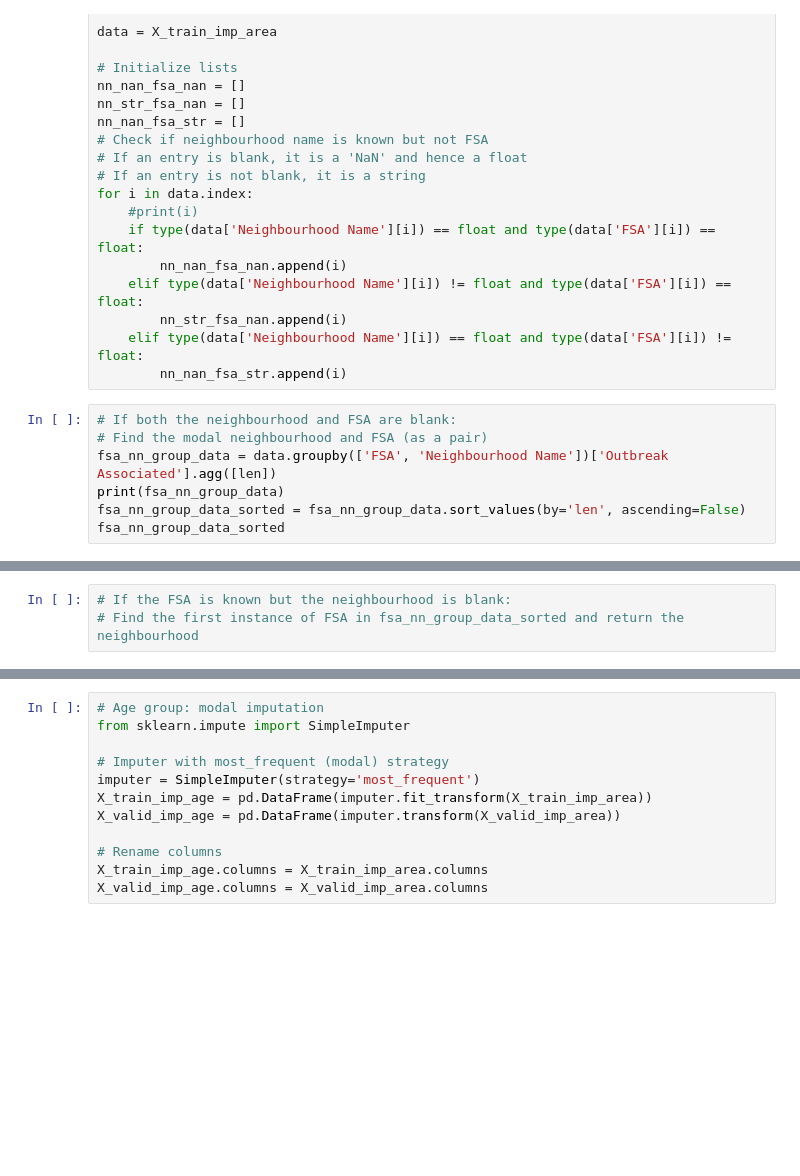
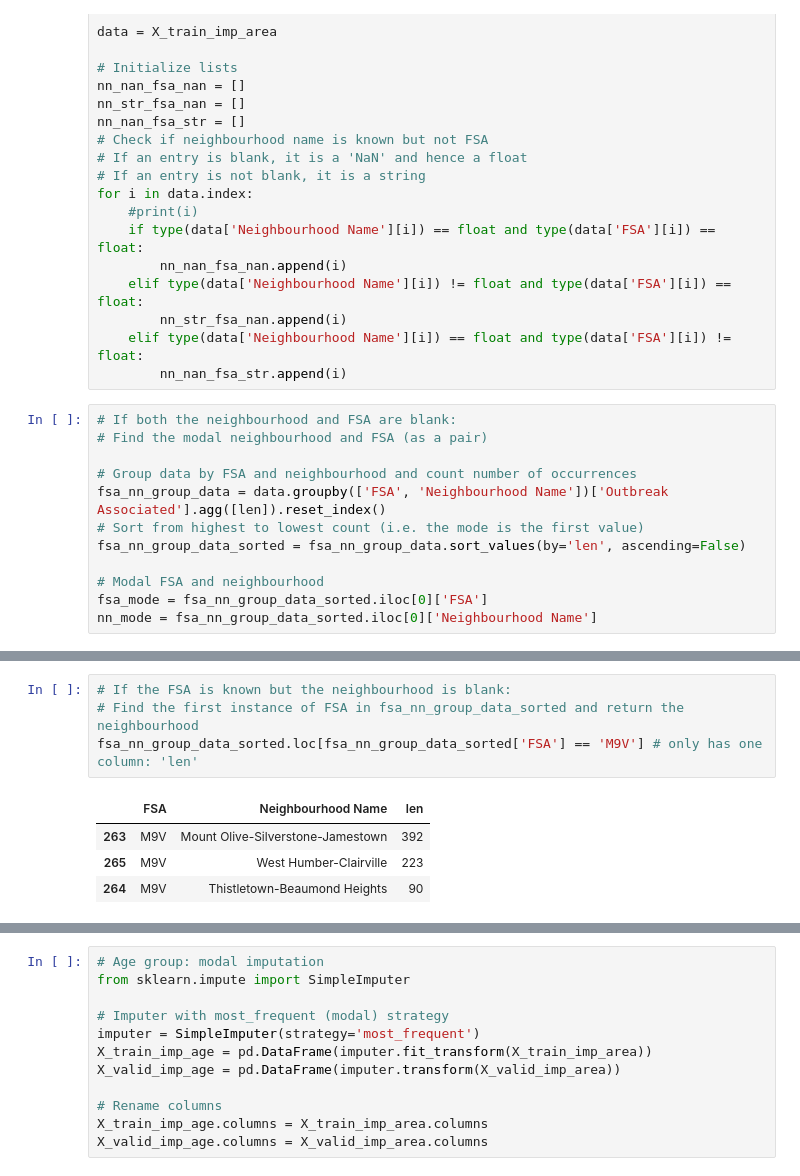
Before and after one commit to adrienne-siu/toronto_covid-19_cases_project, a Jupyter notebook: toronto_covid_notebook.ipynb, the cells around one changed output, grey strips where cells are left out. Saved outputs shown, nothing was run; the diff lists cells and outputs as text; blank space fills up the shorter version.

Commit message:
Imputation for FSA and neighbourhood name: work in progress (need to put into loop).

```diff
--- a/toronto_covid_notebook.ipynb
+++ b/toronto_covid_notebook.ipynb
@@ -225,7 +225,12 @@ for i in data.index:
 # %%
 # If both the neighbourhood and FSA are blank:
 # Find the modal neighbourhood and FSA (as a pair)
-fsa_nn_group_data = data.groupby(['FSA', 'Neighbourhood Name'])['Outbreak Associated'].agg([len])
-print(fsa_nn_group_data)
+
+# Group data by FSA and neighbourhood and count number of occurrences
+fsa_nn_group_data = data.groupby(['FSA', 'Neighbourhood Name'])['Outbreak Associated'].agg([len]).reset_index()
+# Sort from highest to lowest count (i.e. the mode is the first value)
 fsa_nn_group_data_sorted = fsa_nn_group_data.sort_values(by='len', ascending=False)
-fsa_nn_group_data_sorted
+
+# Modal FSA and neighbourhood
+fsa_mode = fsa_nn_group_data_sorted.iloc[0]['FSA']
+nn_mode = fsa_nn_group_data_sorted.iloc[0]['Neighbourhood Name']
@@ -262,3 +237,9 @@ M9W Elms-Old Rexdale               64
 # %%
 # If the FSA is known but the neighbourhood is blank:
 # Find the first instance of FSA in fsa_nn_group_data_sorted and return the neighbourhood
+fsa_nn_group_data_sorted.loc[fsa_nn_group_data_sorted['FSA'] == 'M9V'] # only has one column: 'len'
+# %% [output]
+|  | FSA | Neighbourhood Name | len |
+| 263 | M9V | Mount Olive-Silverstone-Jamestown | 392 |
+| 265 | M9V | West Humber-Clairville | 223 |
+| 264 | M9V | Thistletown-Beaumond Heights | 90 |
```
Also changed, not shown: parts of 4 cells of this notebook.
